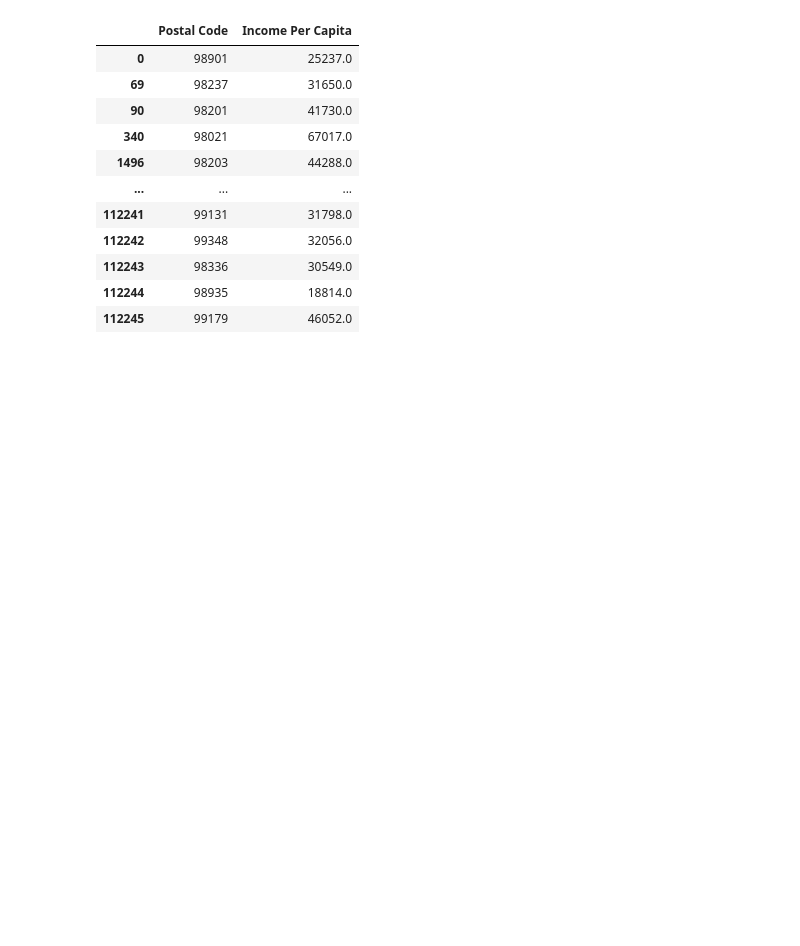
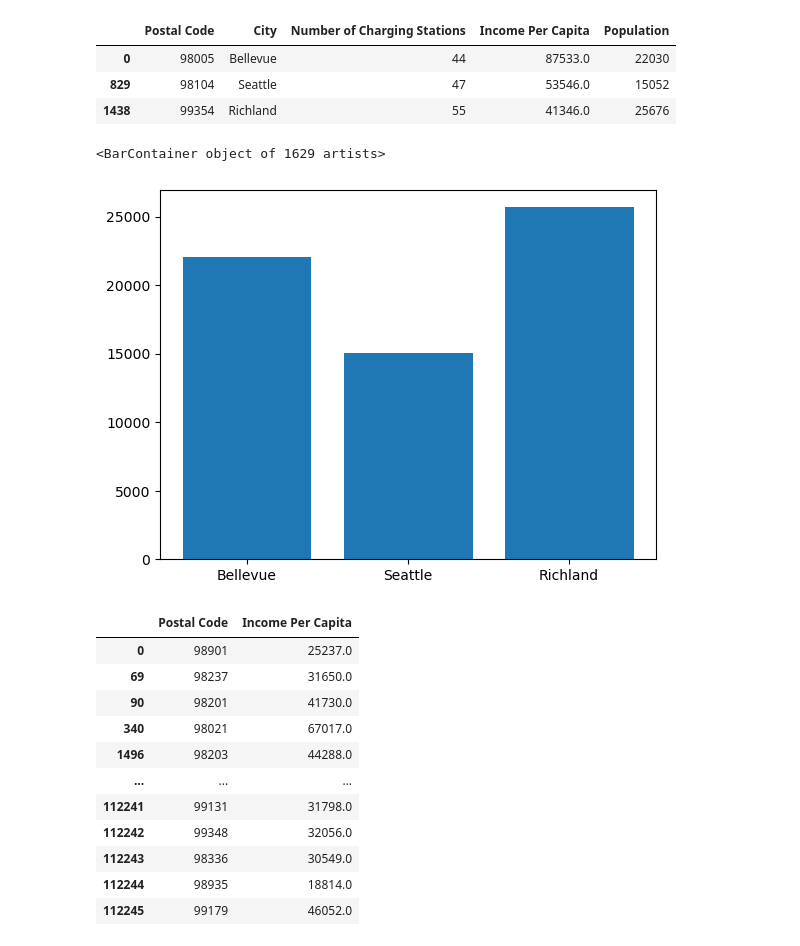
Before and after one commit to caelwillis/group-4-proj-1, a Jupyter notebook: per_capita_visualisations.ipynb, the cells around one changed output. Cells and saved outputs as stored; diff of their text form; code cells hidden in the pictures; blank space fills up the shorter version.

```diff
--- a/per_capita_visualisations.ipynb
+++ b/per_capita_visualisations.ipynb
@@ -6,0 +57,20 @@ from scipy.stats import linregress
+# %%
+#Isolating Zip Codes under $80,000 income per capita, but also with more that 35 EV Charging Stations
+isolated_zipcodes_df = merged_income_df_filtered[merged_income_df_filtered['Income Per Capita']<100000]
+isolated_zipcodes_df = isolated_zipcodes_df[isolated_zipcodes_df['Number of Charging Stations']>35]
+isolated_zipcodes_df = isolated_zipcodes_df[isolated_zipcodes_df['Number of Charging Stations']<99]
+isolated_zipcodes_df = isolated_zipcodes_df[['Postal Code','Number of Charging Stations','Income Per Capita','Population']]
+isolated_zipcodes_df = pd.merge(isolated_zipcodes_df,ev_df,on='Postal Code',how='left')
+isolated_zipcodes_df = isolated_zipcodes_df[['Postal Code','City','Number of Charging Stations','Income Per Capita','Population']]
+
+isolated_zipcodes_df.drop_duplicates()
+# %% [output]
+|  | Postal Code | City | Number of Charging Stations | Income Per Capita | Population |
+| 0 | 98005 | Bellevue | 44 | 87533.0 | 22030 |
+| 829 | 98104 | Seattle | 47 | 53546.0 | 15052 |
+| 1438 | 99354 | Richland | 55 | 41346.0 | 25676 |
+# %%
+plt.bar(isolated_zipcodes_df['City'],isolated_zipcodes_df['Population'])
+# %% [output]
+<BarContainer object of 1629 artists>
+[figure, added]
```
Also changed, not shown: parts of 10 cells of this notebook.
